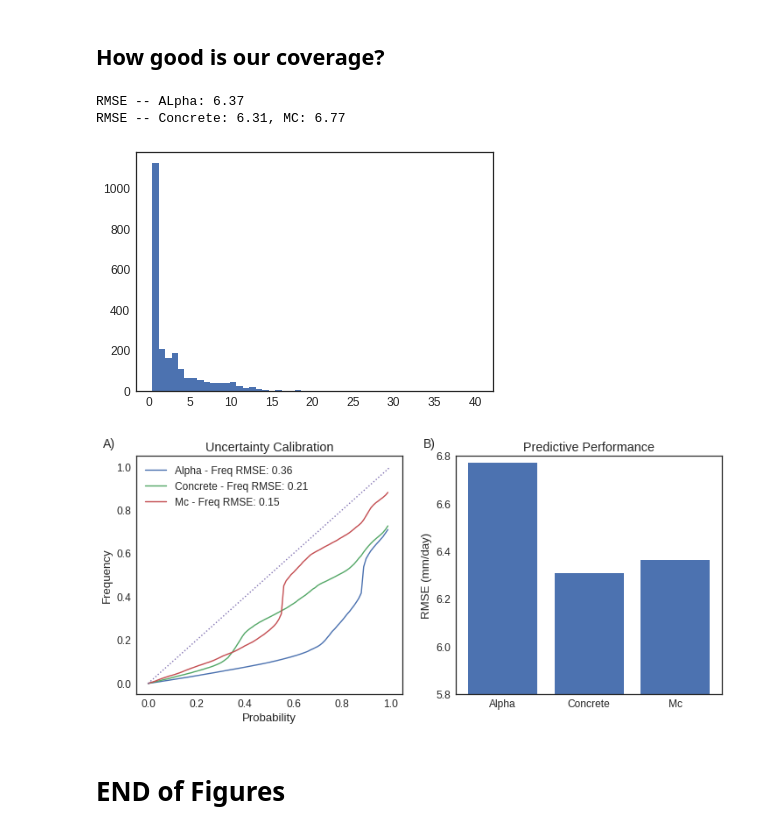
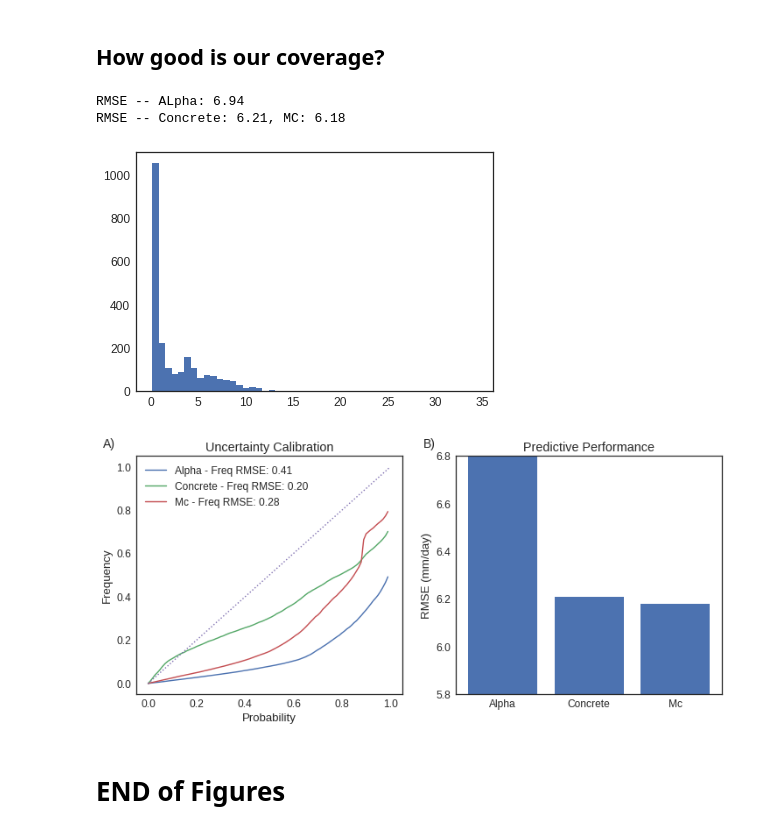
Before and after one commit to tjvandal/CI-2017, a Jupyter notebook: notebooks/bnn-climate.ipynb, the cells around one changed output. Drawn from its saved outputs; the diff is of its cells as text; code cells hidden in the pictures.

Commit message:
decreased model size - 2 layer at 128

```diff
--- a/notebooks/bnn-climate.ipynb
+++ b/notebooks/bnn-climate.ipynb
@@ -40,12 +40,12 @@ Using TensorFlow backend.
 # %%
 batch_size = 128
 lr = 1e-4
-default_dropout_rate = 0.5
+default_dropout_rate = 0.25
 alpha = 0.5
 Kmc = 100
 Kmc_alpha = 10
 epochs = 100
-layer_sizes=[512,512,512]
+layer_sizes=[128,128,]
 # %% [markdown]
 # MC-Dropout
 # %% [markdown]
@@ -125,10 +125,14 @@ def fit_concrete_climate(nb_epoch, X, Y, output_activation=None, verbose=0,
     dd = 2. / N
     inp = Input(shape=X.shape[1:])
     x = inp
+    p_s = []
     for h in layer_sizes:
-        x = ConcreteDropout(Conv2D(h, (3,3), padding='valid', activation='relu'),
+        l = ConcreteDropout(Conv2D(h, (3,3), padding='valid', activation='relu'),
                             weight_regularizer=wd,
-                            dropout_regularizer=dd)(x)
+                            dropout_regularizer=dd)
+        x = l(x)
+        p_s.append(l.p)
+
     #x = K.reshape(x, (-1, 9*9))
     x = Flatten()(x)
 
@@ -147,7 +151,7 @@ def fit_concrete_climate(nb_epoch, X, Y, output_activation=None, verbose=0,
     hist = model.fit(X, Y, epochs=nb_epoch, batch_size=batch_size, verbose=verbose)
     Y_est = model.predict(X)
     hist_loss = hist.history['loss']
-    return model, hist_loss  # return ELBO up to const.
+    return model, hist_loss, p_s  # return ELBO up to const.
 
 def normal_moments(samples):
     """
@@ -314,6 +318,7 @@ samples = dict(mc=[], concrete=[], alpha=[])
 losses = dict(mc=[], concrete=[], alpha=[])
 
 load = True
+# At 128,128 concrete dropout learns probabilities at 0.095 and 0.14
 for run in range(3):
     print "Run %i" % run
     if load:
@@ -343,28 +348,23 @@ for run in range(3):
     else:
     # Train Models
         print("Training concrete")
-        concrete_model, loss = fit_concrete_climate(epochs, X_train_norm, Y_train_norm,
-            output_activation=None, verbose=1, layer_sizes=layer_sizes,
+        concrete_model, loss, concrete_p = fit_concrete_climate(epochs, X_train_norm, Y_train_norm,
+            output_activation=None, verbose=0, layer_sizes=layer_sizes,
             distribution=distribution)
         concrete_model.save('concrete-model-%i.h5' % run)
-        test_samples['concrete'] += [get_test_samples(concrete_model)]
-        train_samples['concrete'] += [get_train_samples(concrete_model)]
+        print "Conrete Probabilities:", [K.eval(p) for p in concrete_p]
 
         print("Training monte carlo")
         mc_model, loss = fit_mc(epochs, X_train_norm, Y_train_norm, alpha_divergence=False,
-            output_activation=None, verbose=1, layer_sizes=layer_sizes)
+            output_activation=None, verbose=0, layer_sizes=layer_sizes)
         mc_model.save('mc-model-%i.h5' % run)
-        test_samples['mc'] += [get_test_samples(mc_model)]
-        train_samples['mc'] += [get_train_samples(mc_model)]
 
         print ("Training Alpha-Divergence")
         Y_train_norm_stack = Y_train_norm[:,:,np.newaxis]
         Y_train_norm_stack = np.concatenate(Kmc_alpha * [Y_train_norm_stack], axis=1)
         alpha_model, loss = fit_alpha(epochs, X_train_norm, Y_train_norm_stack, alpha_divergence=True,
-            output_activation=None, verbose=1, layer_sizes=layer_sizes)
+            output_activation=None, verbose=0, layer_sizes=layer_sizes)
         alpha_model.save('alpha-model-%i.h5' % run)
-        test_samples['alpha'] += [np.concatenate([alpha_model.predict(X_test_norm).swapaxes(1,2) for _ in range(Kmc/Kmc_alpha)], axis=2)]
-        train_samples['alpha'] += [np.concatenate([alpha_model.predict(X_train_norm).swapaxes(1,2) for _ in range(Kmc/Kmc_alpha)], axis=2)]
 # %% [output]
 Run 0
 MC Samples
@@ -426,9 +426,9 @@ print "RMSE -- Concrete: %2.2f, MC: %2.2f" % (concrete_rmse, mc_rmse)
 plt.hist(concrete_sigma2**0.5, bins=50)
 plt.show()
 # %% [output]
-RMSE -- ALpha: 6.37
-RMSE -- Concrete: 6.31, MC: 6.77
+RMSE -- ALpha: 6.94
+RMSE -- Concrete: 6.21, MC: 6.18
-[figure, old version]
+[figure, new version]
 # %%
 def coverage_plot(samples, y, ax, name=None):
     mu, sigma2 = get_mean_var(samples)
@@ -448,36 +448,36 @@ def coverage_plot(samples, y, ax, name=None):
         sample_low = mu - zscale * std
 
         ratios.append(np.mean((sample_hi > y) & (y > sample_low)))
 
     err = np.mean((p_range - np.array(ratios))**2)**0.5
     ax.plot(p_range, ratios, label='%s - Freq RMSE: %2.2f' % (name.title(), err))
 
 fig, axs = plt.subplots(1,2,figsize=(12,5))
 axs = np.ravel(axs)
 
 for key in sorted(selected_samples.keys()):
     coverage_plot(selected_samples[key][test_rainy_days], Y_test[test_rainy_days], axs[0], name=key)
     #coverage_plot(samples[key], Y_test, axs[0], name=key)
 
 axs[0].plot([0,1],[0,1], ls=':')
 axs[0].legend()
 axs[0].set_title("Uncertainty Calibration")
 axs[0].set_ylabel("Frequency")
 axs[0].set_xlabel("Probability")
 axs[0].text(-0.1,1.05, 'A)', horizontalalignment='center', verticalalignment='center',
                 transform=axs[0].transAxes, fontsize=14)
-axs[1].bar([1,2,3], [mc_rmse, concrete_rmse, alpha_rmse])
-axs[1].set_ylim([5.8,6.8])
+axs[1].bar([1,2,3], [alpha_rmse, concrete_rmse, mc_rmse])
+axs[1].set_ylim([5.8,])
 axs[1].set_xticks([1,2,3])
 axs[1].set_xticklabels(sorted([k.title() for k in selected_samples.keys()]))
 axs[1].set_title("Predictive Performance")
 axs[1].set_ylabel("RMSE (mm/day)")
 axs[1].text(-0.1,1.05, 'B)', horizontalalignment='center', verticalalignment='center',
                 transform=axs[1].transAxes, fontsize=14)
 plt.savefig("uq-results.pdf")
 plt.show()
 # %% [output]
-[figure, old version]
+[figure, new version]
 # %% [markdown]
 # END of Figures
 # %%
```
Also changed, not shown: parts of 1 cell of this notebook, 1 other file.
